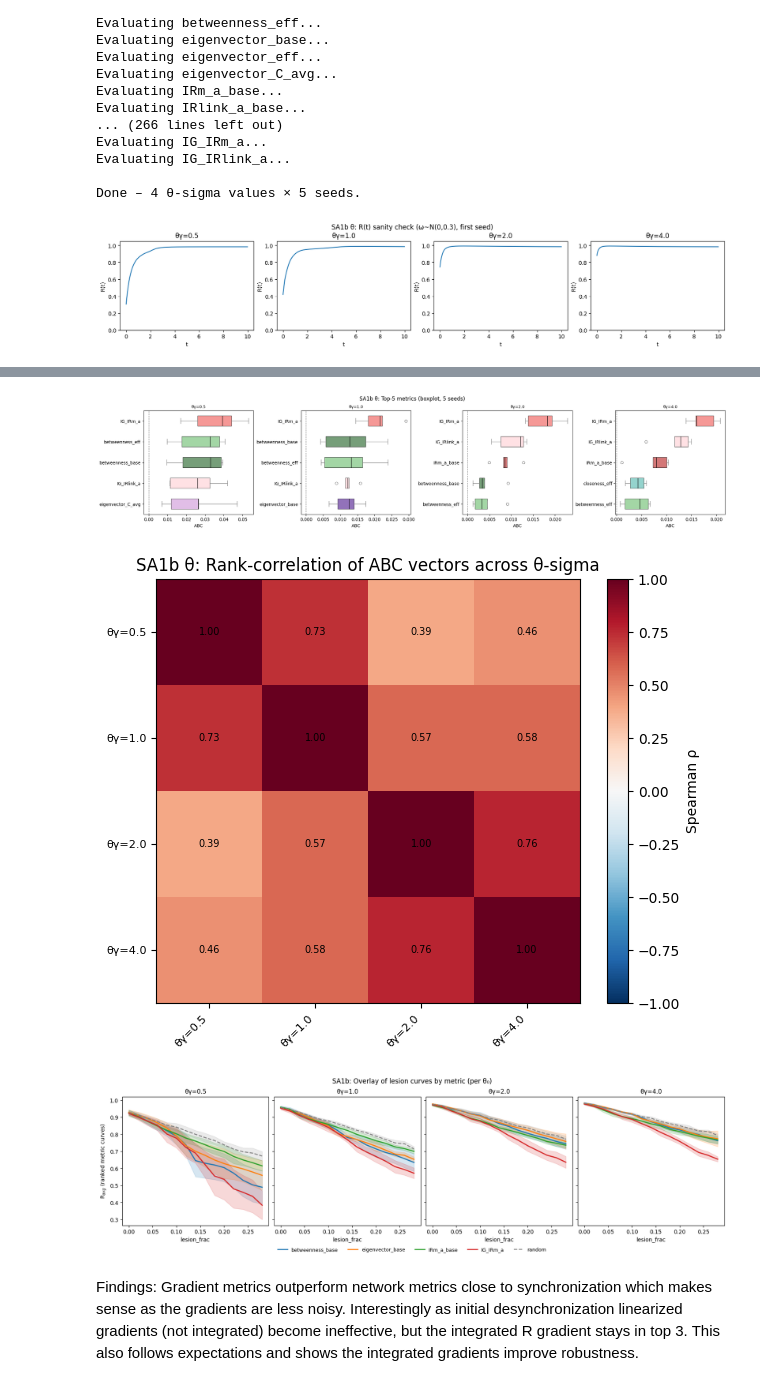
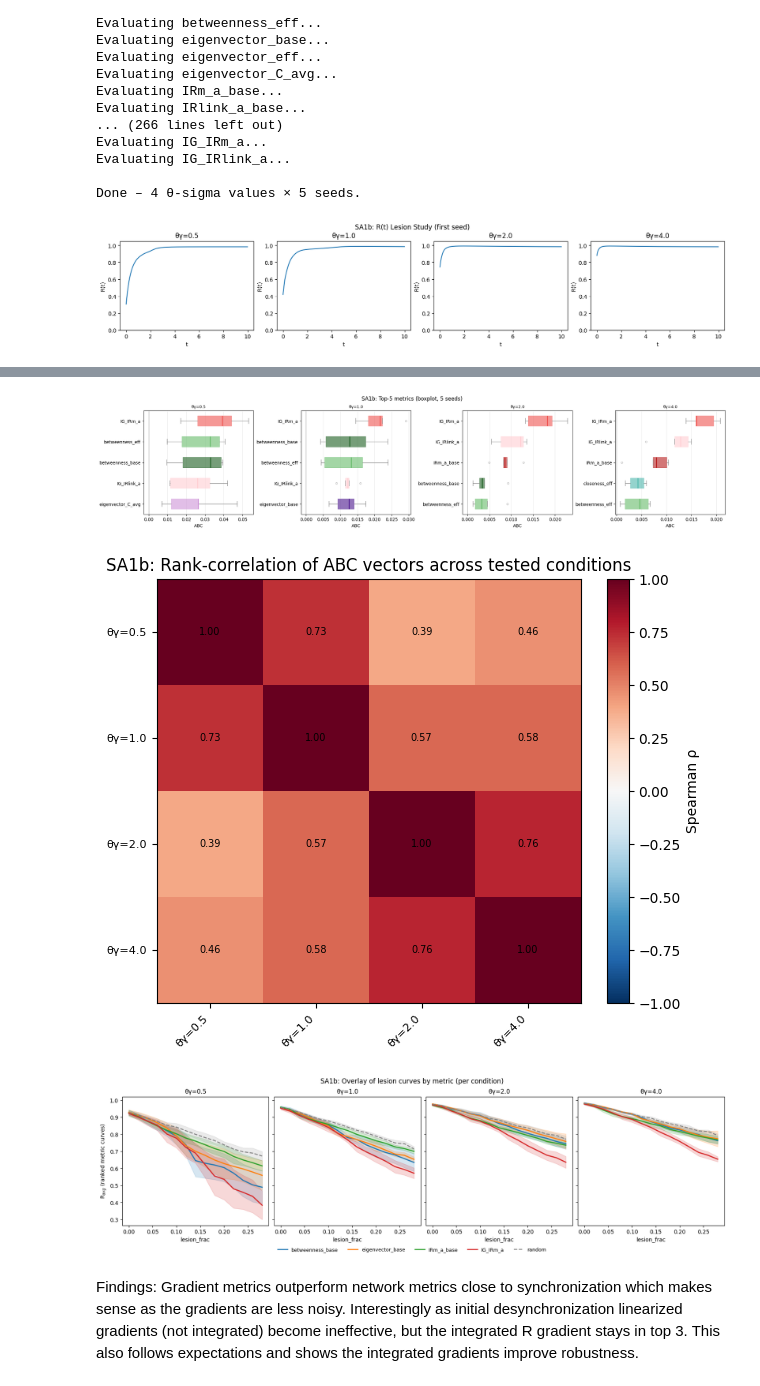
Before and after one commit to adamLastovka/KuramotoNeuralSimulations, a Jupyter notebook: Notebooks/07_lesion_studies.ipynb, the cells around one changed output, grey strips where cells are left out. Drawn from its saved outputs; the diff is of its cells as text; code cells hidden in the pictures.

```diff
--- a/Notebooks/07_lesion_studies.ipynb
+++ b/Notebooks/07_lesion_studies.ipynb
@@ -716,63 +630,21 @@ Evaluating IG_IRlink_a...
 Done – 4 θ-sigma values × 5 seeds.
 # %%
 metrics_sa1b = sa1b_agg[sa1b_case_names[0]]["metrics"]
-
-# ── 1) R(t) sanity traces (one seed per theta-sigma) ─────────────────────────
-rt_by_case = {c: sa1b_base_Rt[c][seeds[0]] for c in sa1b_case_names}
-fig, axs = plot_rt_traces_per_case(
-    rt_by_case,
-    dt,
-    sa1b_labels,
-    suptitle=f"SA1b θ: R(t) sanity check (ω~N(0,{FIXED_OMEGA_SIGMA}), first seed)",
+run_analysis_panel(
+    results=sa1b_results,
+    agg=sa1b_agg,
+    base_Rt=sa1b_base_Rt,
+    case_names=sa1b_case_names,
+    labels=sa1b_labels,
+    lesion_fracs=lesion_fracs,
+    seeds=seeds,
+    metrics=metrics_sa1b,
+    n_seeds=N_SEEDS,
+    abc_corr_agg=sa1b_agg,
+    abc_corr_case_names=sa1b_case_names,
+    plot_metrics=["betweenness_base", "eigenvector_base", "IRm_a_base", "IG_IRm_a"],
+    top_k=5,
+    panel_prefix="SA1b",
 )
-plt.show()
-# ── 2) ABC heatmap: metrics × theta-sigma ────────────────────────────────────
-fig, ax = plot_abc_mean_heatmap(
-    sa1b_agg,
-    sa1b_case_names,
-    metrics_sa1b,
-    sa1b_labels,
-    title=f"SA1b θ: mean ABC (ω~N(0,{FIXED_OMEGA_SIGMA}))",
-)
-plt.show()
-# ── 3) Top-K metrics per theta-sigma ─────────────────────────────────────────
-TOP_K = 5
-fig, axs_flat = plot_topk_abc_boxplots_h(
-    sa1b_results,
-    sa1b_agg,
-    seeds,
-    sa1b_case_names,
-    metrics_sa1b,
-    sa1b_labels,
-    top_k=TOP_K,
-    suptitle=f"SA1b θ: Top-{TOP_K} metrics (boxplot, {N_SEEDS} seeds)",
-)
-plt.show()
-
-# ── 4) Spearman rank-correlation heatmap ─────────────────────────────────────
-corr = abc_rank_correlation_matrix(sa1b_agg, sa1b_case_names)
-fig, ax = plot_abc_rank_correlation_heatmap(
-    corr,
-    sa1b_case_names,
-    sa1b_labels,
-    title="SA1b θ: Rank-correlation of ABC vectors across θ-sigma",
-)
-plt.show()
-
-
-# ── 5) Lesion curves for selected metrics ────────────────────────────────────
-plot_metrics_sa1b = [
-    "betweenness_base", "eigenvector_base", "IRm_a_base", "IG_IRm_a",
-]
-plot_metrics_sa1b = [m for m in plot_metrics_sa1b if m in metrics_sa1b]
-fig, axs = plot_lesion_r_avg_ranked_overlay(
-    lesion_fracs,
-    sa1b_case_names,
-    sa1b_labels,
-    sa1b_agg,
-    plot_metrics_sa1b,
-    suptitle="SA1b: Overlay of lesion curves by metric (per θ₀)",
-)
-plt.show()
 # %% [output]
-[figure, old version]
+[figure, new version]
@@ -780,6 +652,6 @@ plt.show()
-[figure, old version]
+[figure, new version]
-[figure, old version]
+[figure, new version]
-[figure, old version]
+[figure, new version]
 # %% [markdown]
 Findings:
 Gradient metrics outperform network metrics close to synchronization which makes sense as the gradients are less noisy. Interestingly as initial desynchronization linearized gradients (not integrated) become ineffective, but the integrated R gradient stays in top 3. This also follows expectations and shows the integrated gradients improve robustness.
```
Also changed, not shown: parts of 11 cells of this notebook, 1 other file.
